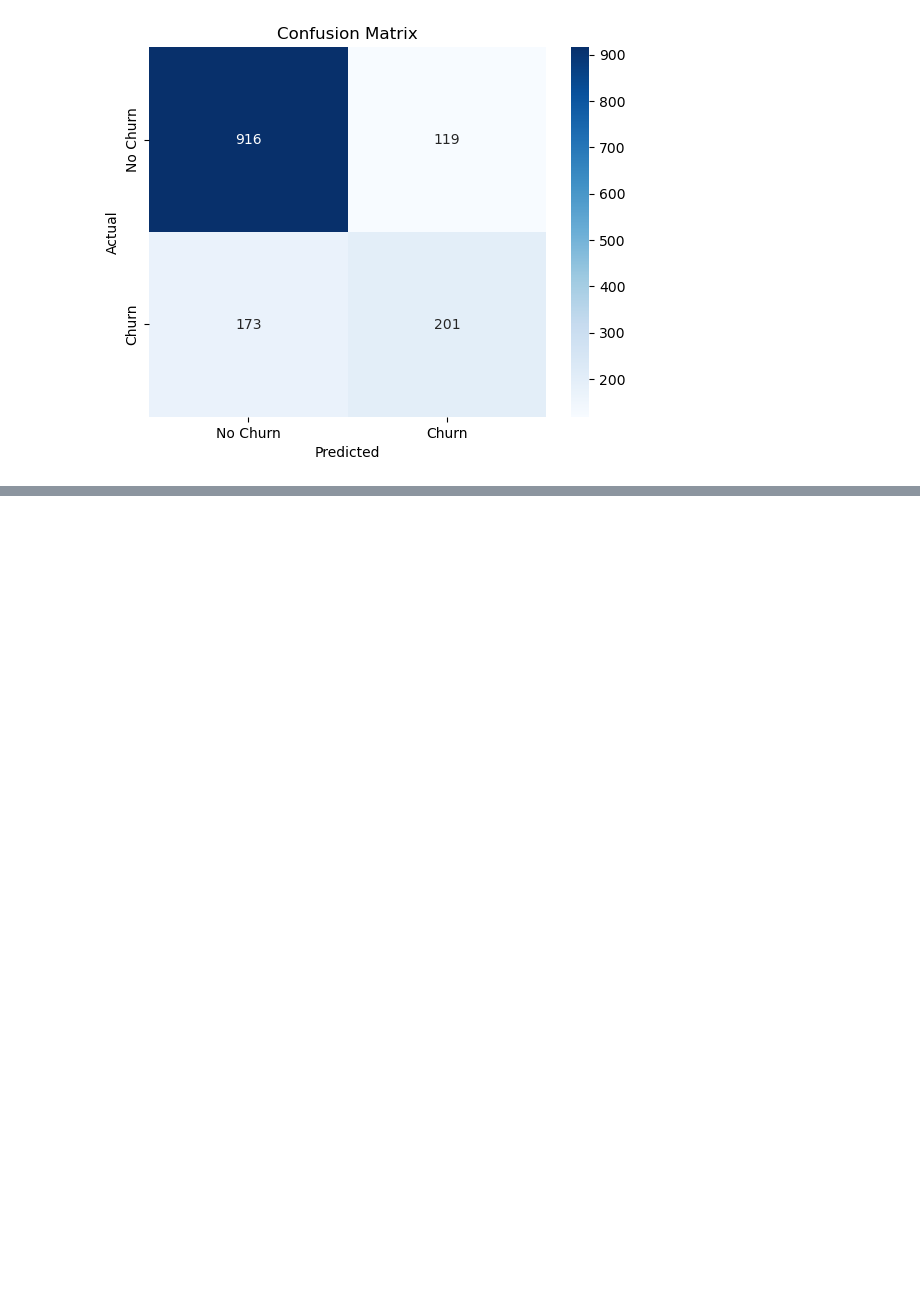
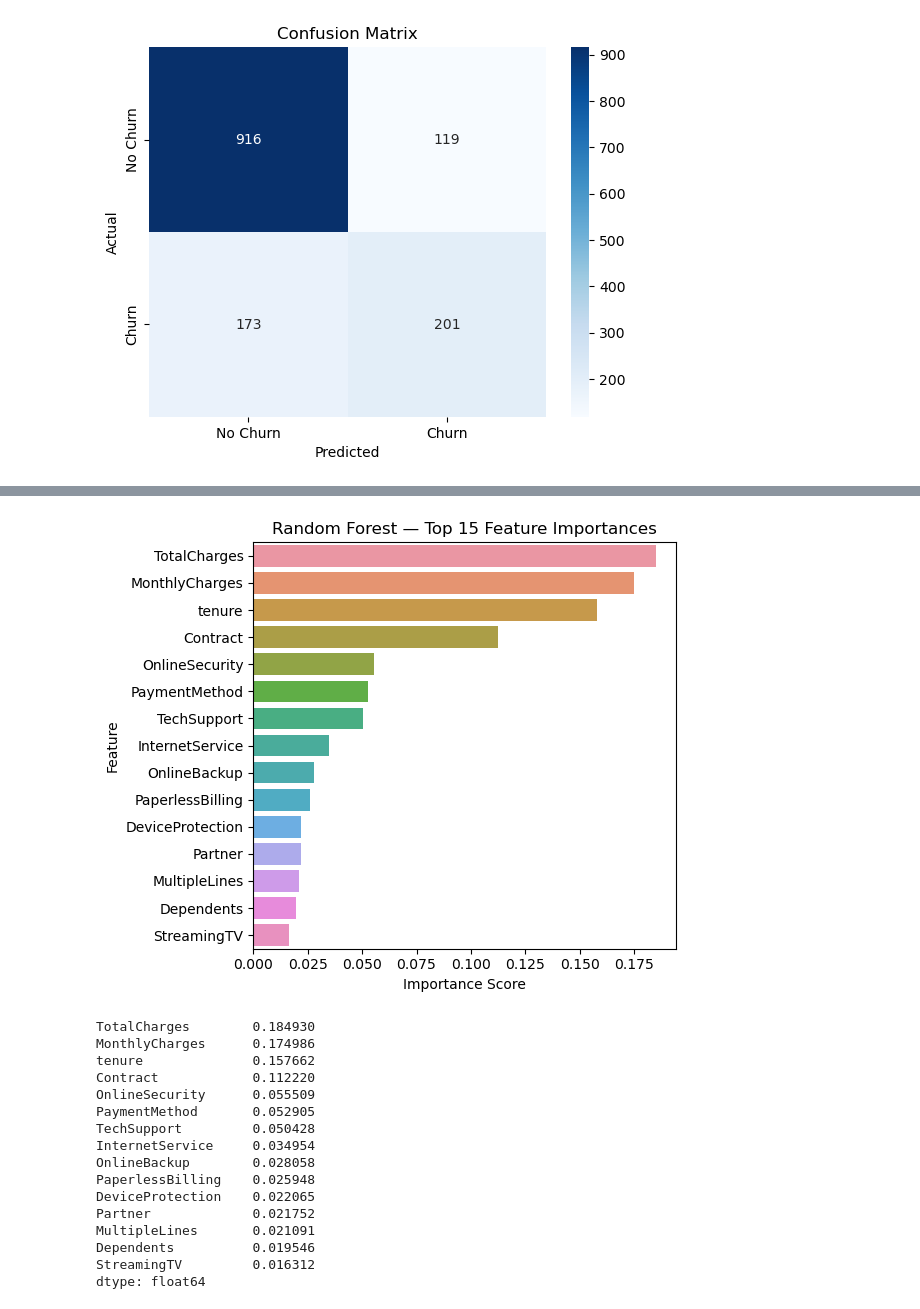
Before and after one commit to Shubhangipanda/ml-pipelines, a Jupyter notebook: notebooks/03_modeling.ipynb, the cells around one changed output, grey strips where cells are left out. Saved outputs shown, nothing was run; the diff lists cells and outputs as text; code cells hidden in the pictures; blank space fills up the shorter version.

```diff
--- a/notebooks/03_modeling.ipynb
+++ b/notebooks/03_modeling.ipynb
@@ -62,0 +161,37 @@ plt.show()
+# %%
+# --------------------------------------------------------
+# Step 6) Feature Importance
+# --------------------------------------------------------
+# Random Forest gives importance of each feature
+importances = pd.Series(rf.feature_importances_, index=X_train.columns)
+
+# take top 15 most important features
+topk = importances.sort_values(ascending=False).head(15)
+
+plt.figure(figsize=(6,5))
+sns.barplot(x=topk.values, y=topk.index)
+plt.title("Random Forest — Top 15 Feature Importances")
+plt.xlabel("Importance Score")
+plt.ylabel("Feature")
+plt.tight_layout()
+plt.show()
+
+topk
+# %% [output]
+[figure, added]
+TotalCharges        0.184930
+MonthlyCharges      0.174986
+tenure              0.157662
+Contract            0.112220
+OnlineSecurity      0.055509
+PaymentMethod       0.052905
+TechSupport         0.050428
+InternetService     0.034954
+OnlineBackup        0.028058
+PaperlessBilling    0.025948
+DeviceProtection    0.022065
+Partner             0.021752
+MultipleLines       0.021091
+Dependents          0.019546
+StreamingTV         0.016312
+dtype: float64
```
Also changed, not shown: parts of 9 cells of this notebook, 1 other file.
